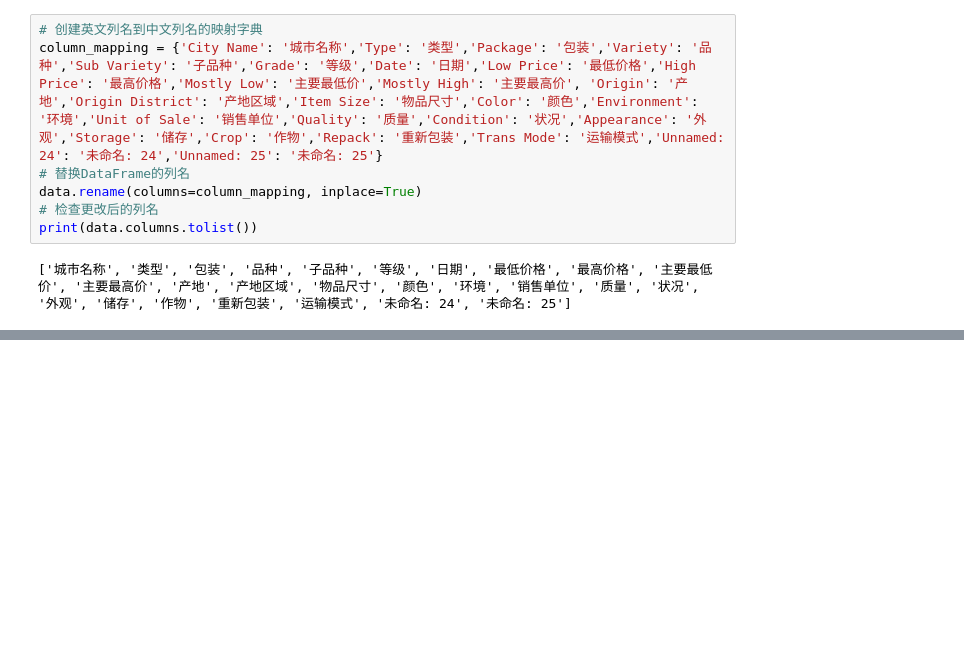
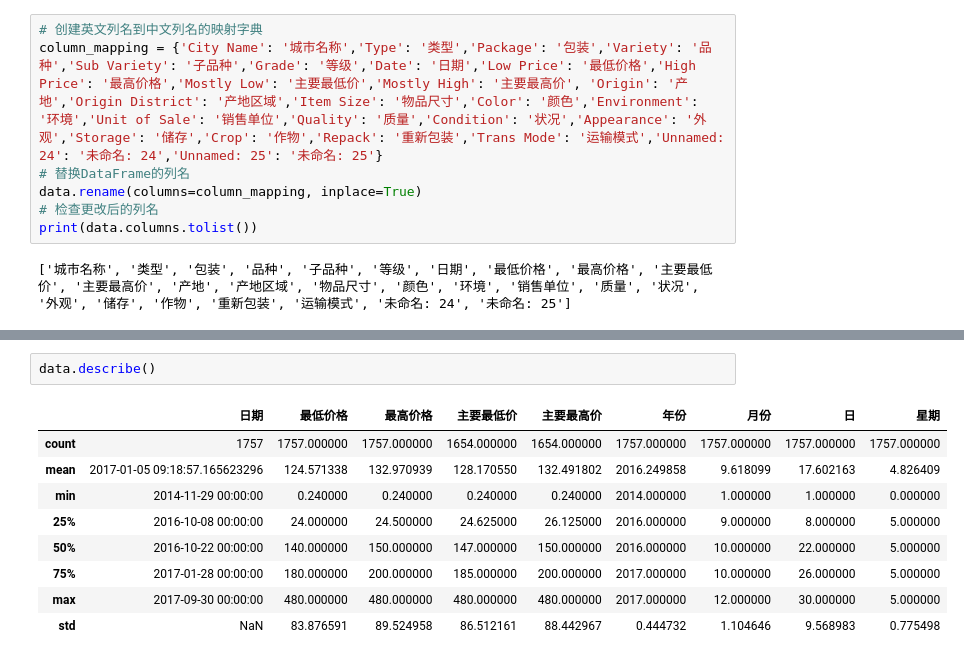
Before and after one commit to liushisi7/liushisi7_xiaoxueqi_renmeng, a Jupyter notebook: 作业二/matplotlib_数据可视化.ipynb, the cells around one changed output, grey strips where cells are left out. Cells and saved outputs as stored; diff of their text form; blank space fills up the shorter version.

```diff
--- a/作业二/matplotlib_数据可视化.ipynb
+++ b/作业二/matplotlib_数据可视化.ipynb
@@ -73,0 +224,12 @@ Index(['City Name', 'Type', 'Package', 'Variety', 'Sub Variety', 'Grade',
+# %%
+data.describe()
+# %% [output]
+|  | 日期 | 最低价格 | 最高价格 | 主要最低价 | 主要最高价 | 年份 | 月份 | 日 | 星期 |
+| count | 1757 | 1757.000000 | 1757.000000 | 1654.000000 | 1654.000000 | 1757.000000 | 1757.000000 | 1757.000000 | 1757.000000 |
+| mean | 2017-01-05 09:18:57.165623296 | 124.571338 | 132.970939 | 128.170550 | 132.491802 | 2016.249858 | 9.618099 | 17.602163 | 4.826409 |
+| min | 2014-11-29 00:00:00 | 0.240000 | 0.240000 | 0.240000 | 0.240000 | 2014.000000 | 1.000000 | 1.000000 | 0.000000 |
+| 25% | 2016-10-08 00:00:00 | 24.000000 | 24.500000 | 24.625000 | 26.125000 | 2016.000000 | 9.000000 | 8.000000 | 5.000000 |
+| 50% | 2016-10-22 00:00:00 | 140.000000 | 150.000000 | 147.000000 | 150.000000 | 2016.000000 | 10.000000 | 22.000000 | 5.000000 |
+| 75% | 2017-01-28 00:00:00 | 180.000000 | 200.000000 | 185.000000 | 200.000000 | 2017.000000 | 10.000000 | 26.000000 | 5.000000 |
+| max | 2017-09-30 00:00:00 | 480.000000 | 480.000000 | 480.000000 | 480.000000 | 2017.000000 | 12.000000 | 30.000000 | 5.000000 |
+| std | NaN | 83.876591 | 89.524958 | 86.512161 | 88.442967 | 0.444732 | 1.104646 | 9.568983 | 0.775498 |
```
Also changed, not shown: parts of 20 cells of this notebook.
